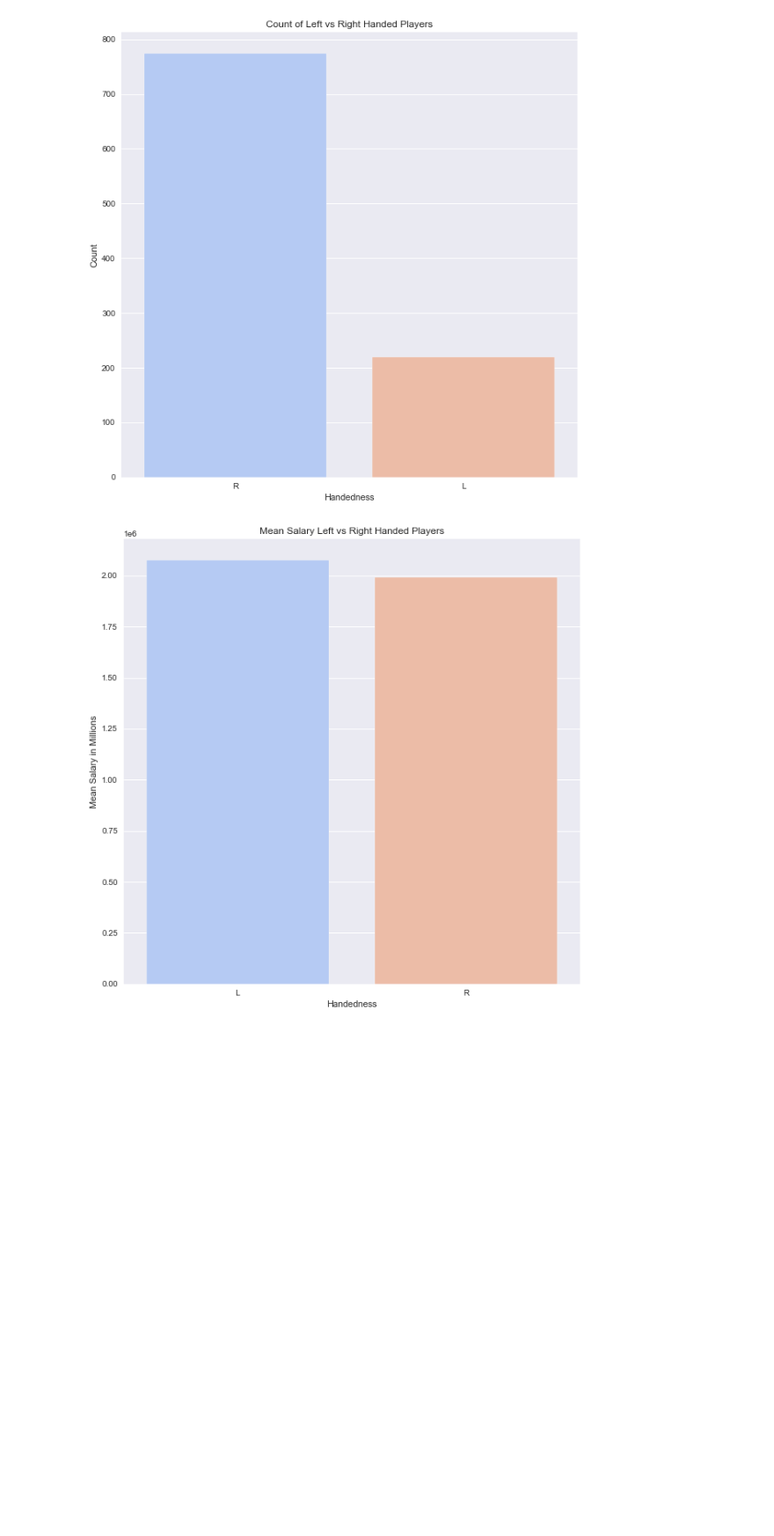
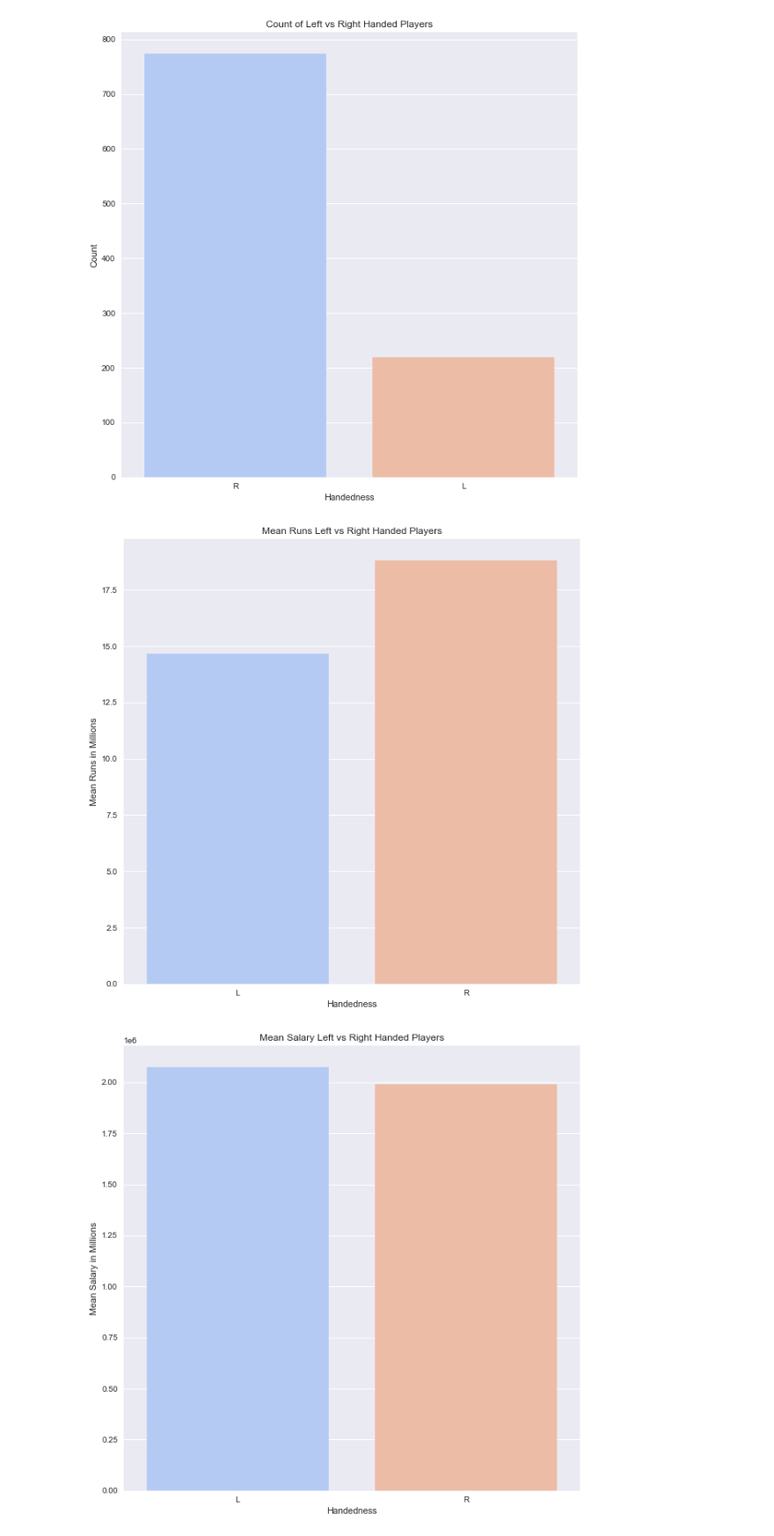
Before and after one commit to ptorres001/MLB_Salary_prediction, a Jupyter notebook: 02_analysis.ipynb, the cells around one changed output. Shown at 88% size. Cells and saved outputs as stored; diff of their text form; code cells hidden in the pictures; blank space fills up the shorter version.

```diff
--- a/02_analysis.ipynb
+++ b/02_analysis.ipynb
@@ -138,6 +138,26 @@ plt.savefig('PNG/right_left_play.png', dpi=300,
             bbox_inches= 'tight', padding_inches = 4, transparent = True )
 # %% [output]
 [figure]
+# %%
+x = df.groupby('throws').R.mean().reset_index()
+
+
+fig, axes = plt.subplots(figsize = (10,10))
+
+sns.barplot(x= 'throws',y = 'R', data = x, palette='coolwarm')
+
+
+axes.set_ylabel('Mean Runs in Millions')
+axes.set_xlabel('Handedness')
+axes.set_title('Mean Runs Left vs Right Handed Players')
+
+
+
+
+plt.savefig('PNG/right_left_runs.png', dpi=300,
+          bbox_inches= 'tight', padding_inches = 4, transparent = True )
+# %% [output]
+[figure, added]
 # %%
 x = df.groupby('throws').salary.median().reset_index()
 
```
Also changed, not shown: parts of 19 cells of this notebook.
